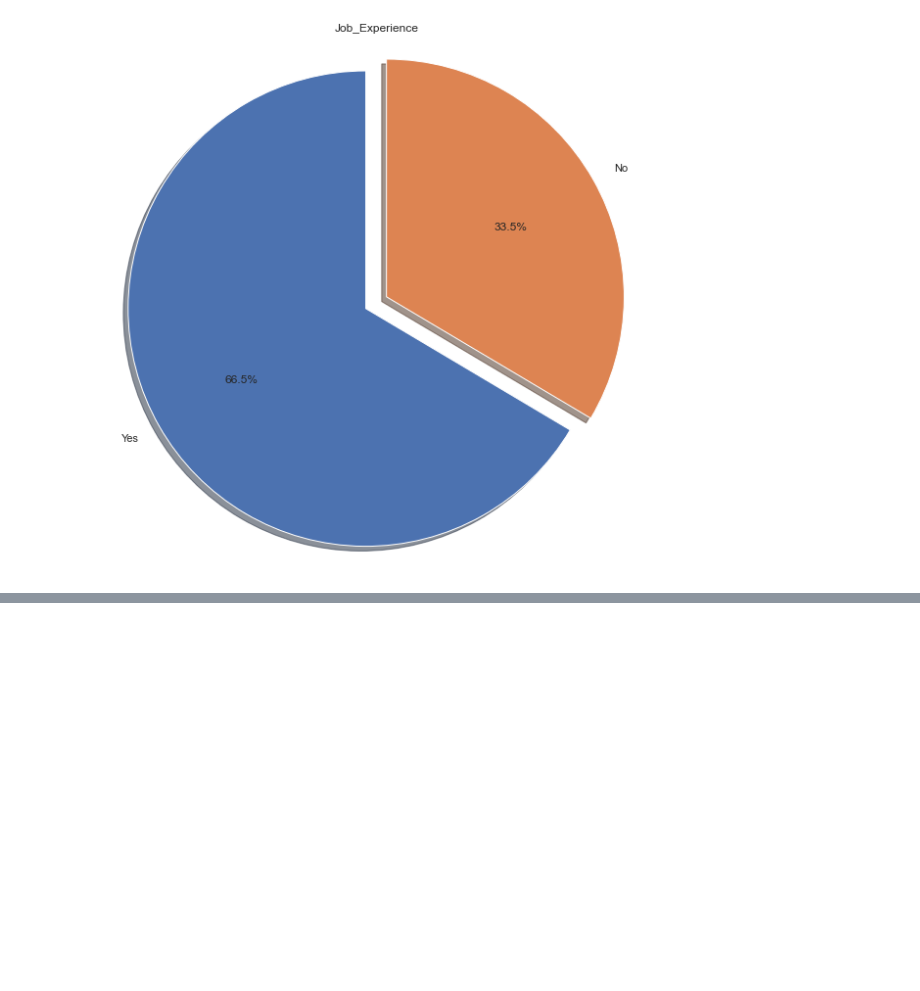
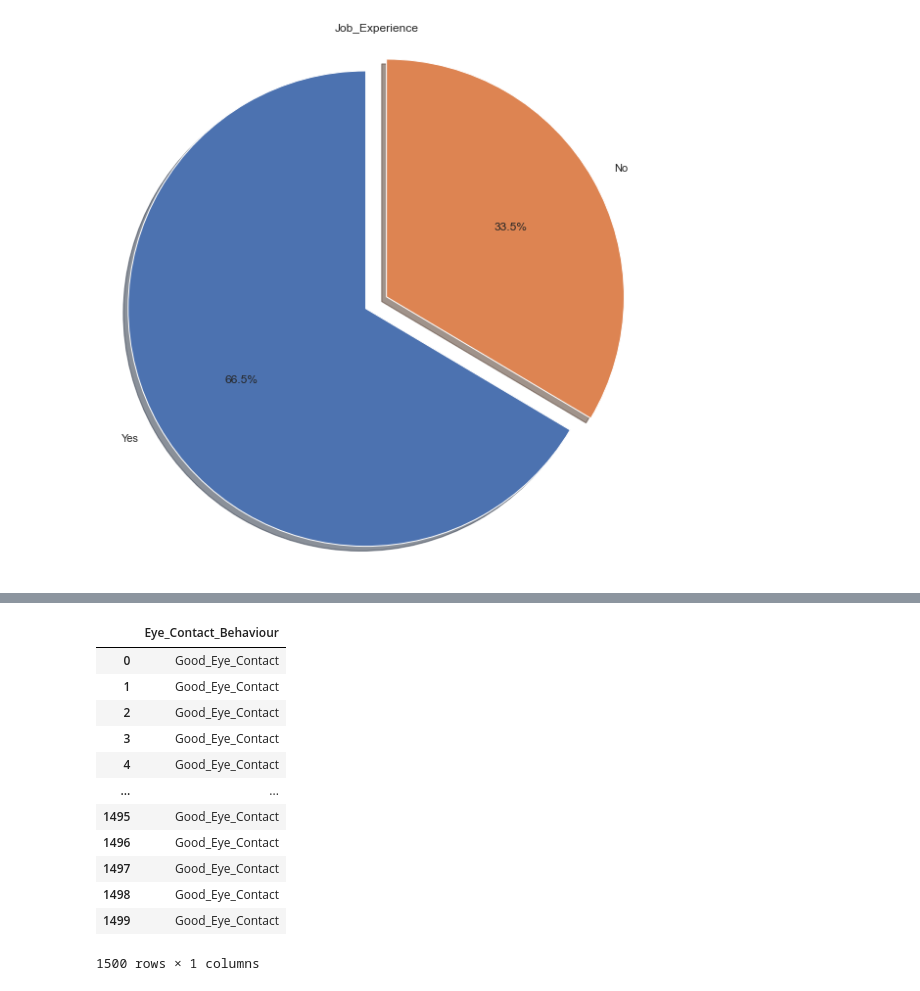
Before and after one commit to Deego88/Programming_for_Data_Analysis_Project_2020, a Jupyter notebook: Programming_for_Data_Analysis_Project_2020.ipynb, the cells around one changed output, grey strips where cells are left out. Drawn from its saved outputs; the diff is of its cells as text; code cells hidden in the pictures; blank space fills up the shorter version.

```diff
--- a/Programming_for_Data_Analysis_Project_2020.ipynb
+++ b/Programming_for_Data_Analysis_Project_2020.ipynb
@@ -356,0 +455,3 @@ plt.show()
+# %%
+# Create eye contact list
+Eye_Contact = ["Good_Eye_Contact", "Bad_Eye_Contact"]
@@ -356,0 +471,18 @@ plt.show()
+# %%
+# Create DataFrame for eye contact
+df_0a = pd.DataFrame(Eye_Contact, columns=["Eye_Contact_Behaviour"])
+df_0a
+# %% [output]
+|  | Eye_Contact_Behaviour |
+| 0 | Good_Eye_Contact |
+| 1 | Good_Eye_Contact |
+| 2 | Good_Eye_Contact |
+| 3 | Good_Eye_Contact |
+| 4 | Good_Eye_Contact |
+| ... | ... |
+| 1495 | Good_Eye_Contact |
+| 1496 | Good_Eye_Contact |
+| 1497 | Good_Eye_Contact |
+| 1498 | Good_Eye_Contact |
+| 1499 | Good_Eye_Contact |
+1500 rows × 1 columns
```
Also changed, not shown: parts of 18 cells of this notebook.
